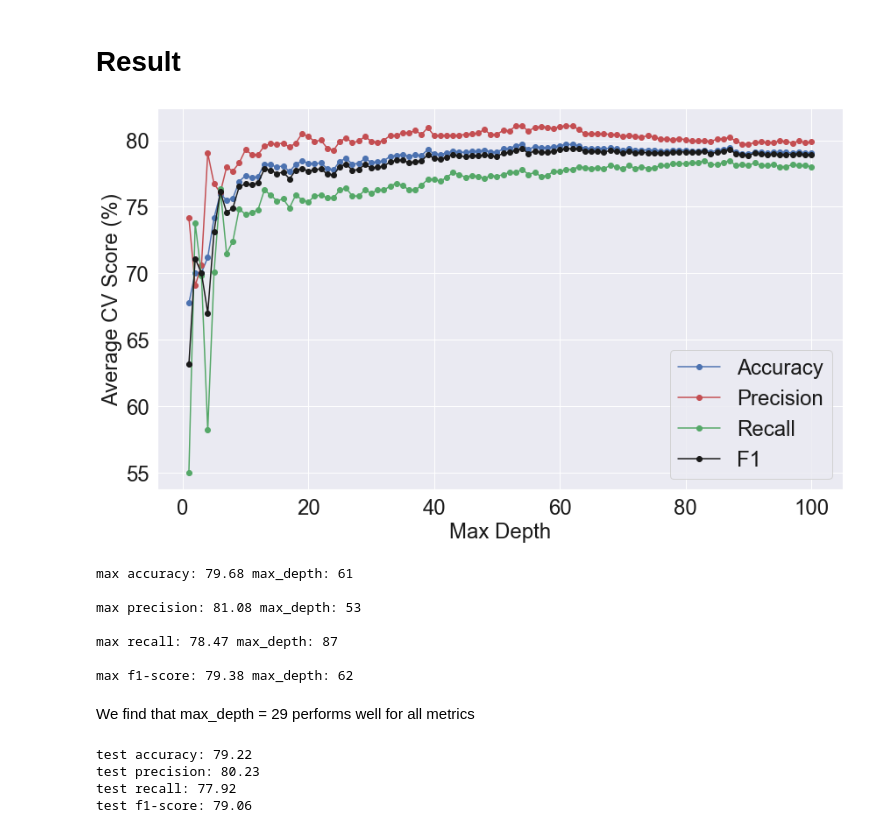
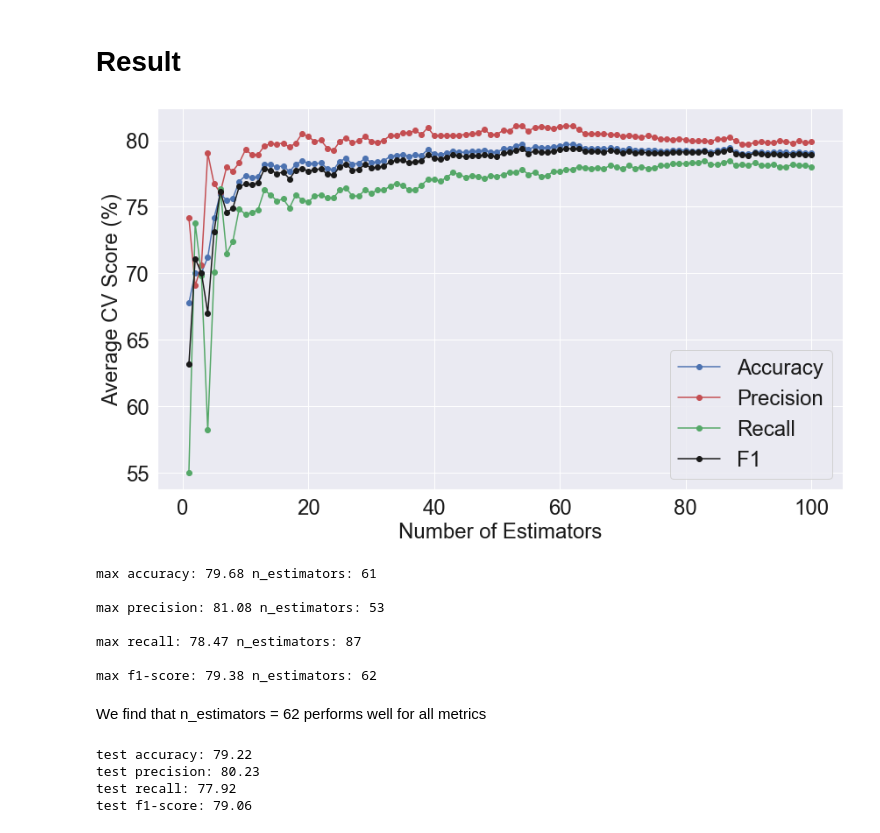
Before and after one commit to steaming-hot/steaming-hot, a Jupyter notebook: Classification/AdaBoost.ipynb, the cells around one changed output. Cells and saved outputs as stored; diff of their text form; code cells hidden in the pictures.

```diff
--- a/Classification/AdaBoost.ipynb
+++ b/Classification/AdaBoost.ipynb
@@ -148,51 +148,51 @@ for j in range(1,n+1):
 # %%
 #Plot the result
 plt.figure(figsize=(14,8))
 fontsize=24
 fontcolor='k'
 
 plt.plot(range(1,n+1), 100*np.mean(accs,axis=0),'b-o', label="Accuracy")
 plt.plot(range(1,n+1), 100*np.mean(prec,axis=0),'r-o', label="Precision")
 plt.plot(range(1,n+1), 100*np.mean(recs,axis=0),'g-o', label="Recall")
 plt.plot(range(1,n+1), 100*np.mean(f1s,axis=0),'k-o', label="F1")
 
-plt.xlabel("Max Depth", fontsize=fontsize,color=fontcolor)
+plt.xlabel("Number of Estimators", fontsize=fontsize,color=fontcolor)
 plt.ylabel("Average CV Score (%)", fontsize=fontsize,color=fontcolor)
 
 plt.setp(plt.legend(fontsize=fontsize).get_texts(), color=fontcolor)
 plt.xticks(fontsize=fontsize,color=fontcolor)
 plt.yticks(fontsize=fontsize,color=fontcolor)
 plt.show()
 # %% [output]
-[figure, old version]
+[figure, new version]
 # %%
 # Best accuracy:
 ada_best_acc,ada_best_acc_index=(np.max(100*np.mean(accs, axis=0)),np.argmax(100*np.mean(accs, axis=0)))
-print('max accuracy:',np.round(ada_best_acc,2),'max_depth:',ada_best_acc_index+1)
+print('max accuracy:',np.round(ada_best_acc,2),'n_estimators:',ada_best_acc_index+1)
 print()
 
 # Best Precision:
 ada_best_prec,ada_best_prec_index=(np.max(100*np.mean(prec, axis=0)),np.argmax(100*np.mean(prec, axis=0)))
-print('max precision:',np.round(ada_best_prec,2),'max_depth:',ada_best_prec_index+1)
+print('max precision:',np.round(ada_best_prec,2),'n_estimators:',ada_best_prec_index+1)
 print()
 
 # Best Recall:
 ada_best_rec,ada_best_rec_index=(np.max(100*np.mean(recs, axis=0)),np.argmax(100*np.mean(recs, axis=0)))
-print('max recall:',np.round(ada_best_rec,2),'max_depth:',ada_best_rec_index+1)
+print('max recall:',np.round(ada_best_rec,2),'n_estimators:',ada_best_rec_index+1)
 print()
 
 # Best F1-score:
 ada_best_f1,ada_best_f1_index=(np.max(100*np.mean(f1s, axis=0)),np.argmax(100*np.mean(f1s, axis=0)))
-print('max f1-score:',np.round(ada_best_f1,2),'max_depth:',ada_best_f1_index+1)
+print('max f1-score:',np.round(ada_best_f1,2),'n_estimators:',ada_best_f1_index+1)
 print()
 # %% [output]
-max accuracy: 79.68 max_depth: 61
+max accuracy: 79.68 n_estimators: 61
 
-max precision: 81.08 max_depth: 53
+max precision: 81.08 n_estimators: 53
 
-max recall: 78.47 max_depth: 87
+max recall: 78.47 n_estimators: 87
 
-max f1-score: 79.38 max_depth: 62
+max f1-score: 79.38 n_estimators: 62
 # %% [markdown]
-We find that max_depth = 29 performs well for all metrics
+We find that n_estimators = 62 performs well for all metrics
 # %%
```
Also changed, not shown: parts of 3 cells of this notebook.
